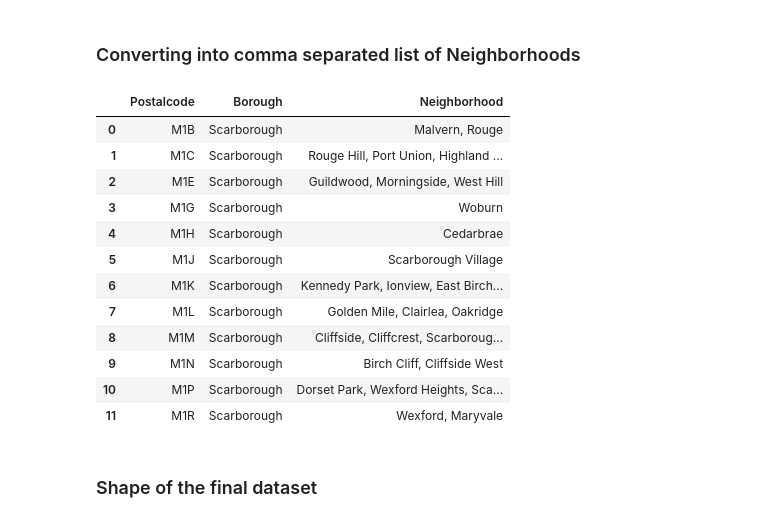
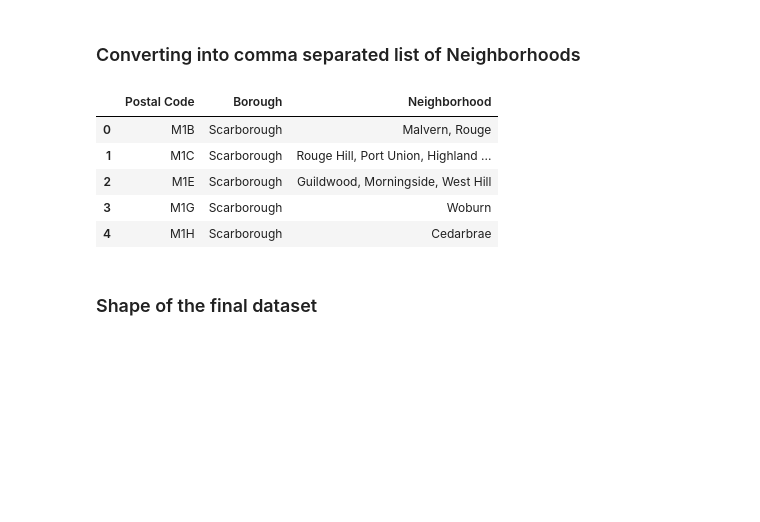
Before and after one commit to Tanja-Knezevic/Coursera_Capstone, a Jupyter notebook: Capstone Project Notebook.ipynb, the cells around one changed output. Drawn from its saved outputs; the diff is of its cells as text; code cells hidden in the pictures; blank space fills up the shorter version.

```diff
--- a/Capstone Project Notebook.ipynb
+++ b/Capstone Project Notebook.ipynb
@@ -66,5 +66,12 @@ df.reset_index(drop=True)
 ### If a cell has a borough but a Not assigned neighborhood, then the neighborhood will be the same as the borough
 # %%
 # If a cell has a borough but a Not assigned neighborhood, then the neighborhood will be the same as the borough.
-df['Neighborhood'].replace('NaN', df['Borough'], inplace=True)
+def replaceValue(row):
+    if row['Neighborhood'] == 'NaN':
+        row['Neighborhood'] = row['Borough']
+    return row
+
+df = df.apply(replaceValue, axis=1)
+df.reset_index(drop=True, inplace=True)
+df
 # %% [output]
@@ -80,5 +101,5 @@ See the caveats in the documentation: http://pandas.pydata.org/pandas-docs/stabl
 # you will notice that M5A is listed twice and has two neighborhoods: Harbourfront and Regent Park.
 # These two rows will be combined into one row with the neighborhoods separated with a comma as shown in row 11 in the above table.
 
-df = df.groupby(['Postalcode', 'Borough'])['Neighborhood'].apply(', '.join).reset_index()
+df = df.groupby(['Postal Code', 'Borough'])['Neighborhood'].apply(', '.join).reset_index()
 # %%
@@ -106,21 +120,14 @@ def converter(a:str):
     return ', '.join(map(str, x))
 # %%
 df['Neighborhood'] = df['Neighborhood'].apply(converter)
-df.head(12)
+df.head()
 # %% [output]
-|  | Postalcode | Borough | Neighborhood |
+|  | Postal Code | Borough | Neighborhood |
 | 0 | M1B | Scarborough | Malvern, Rouge |
 | 1 | M1C | Scarborough | Rouge Hill, Port Union, Highland ... |
 | 2 | M1E | Scarborough | Guildwood, Morningside, West Hill |
 | 3 | M1G | Scarborough | Woburn |
 | 4 | M1H | Scarborough | Cedarbrae |
-| 5 | M1J | Scarborough | Scarborough Village |
-| 6 | M1K | Scarborough | Kennedy Park, Ionview, East Birch... |
-| 7 | M1L | Scarborough | Golden Mile, Clairlea, Oakridge |
-| 8 | M1M | Scarborough | Cliffside, Cliffcrest, Scarboroug... |
-| 9 | M1N | Scarborough | Birch Cliff, Cliffside West |
-| 10 | M1P | Scarborough | Dorset Park, Wexford Heights, Sca... |
-| 11 | M1R | Scarborough | Wexford, Maryvale |
 # %% [markdown]
 ### Shape of the final dataset
 # %%
```
Also changed, not shown: parts of 56 cells of this notebook.
